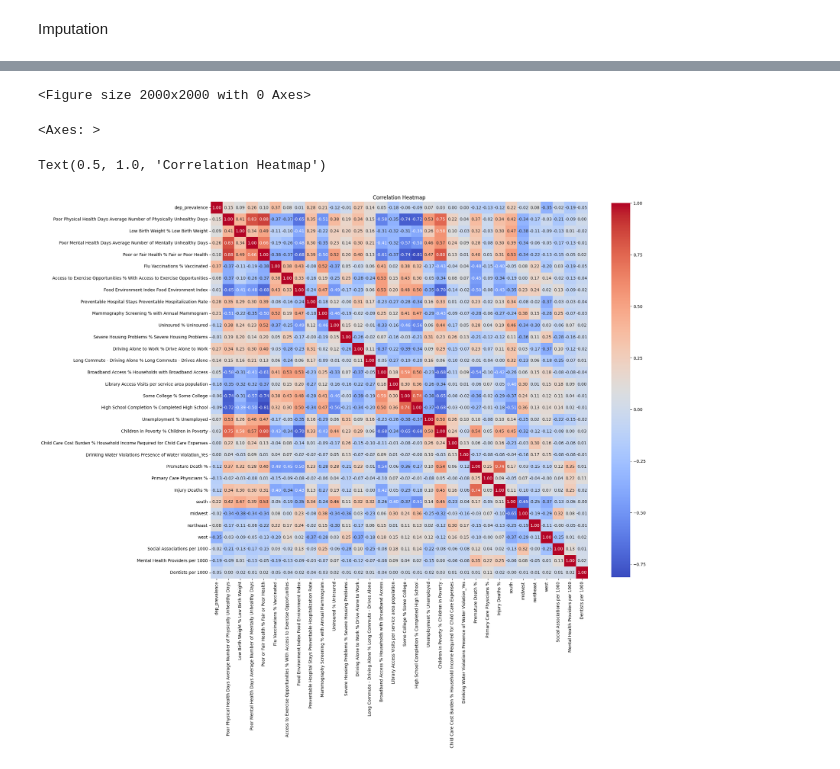
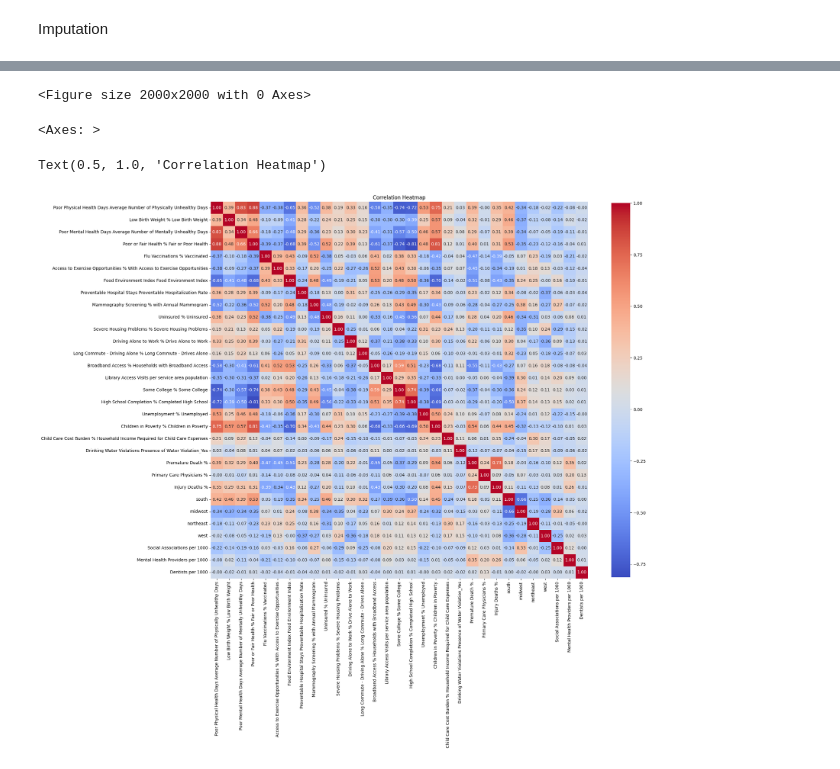
Before and after one commit to EZags/Milliman-Project-2025, a Jupyter notebook: 3_Feature_Engineering.ipynb, the cells around one changed output, grey strips where cells are left out. Cells and saved outputs as stored; diff of their text form; code cells hidden in the pictures.

```diff
--- a/3_Feature_Engineering.ipynb
+++ b/3_Feature_Engineering.ipynb
@@ -333,18 +366,18 @@ df.drop(columns=["county", "state"], inplace=True)
 # %%
-df["Social Associations per 1000"] = df["Social Associations # Associations"] / df["population"] * 1000
-df["Mental Health Providers per 1000"] = df["Mental Health Providers # Mental Health Providers"] / df["population"] * 1000
-df["Dentists per 1000"] = df["Dentists # Dentists"] / df["population"] * 1000
-df.drop(columns=["Social Associations # Associations",
+X_train["Social Associations per 1000"] = X_train["Social Associations # Associations"] / X_train["population"] * 1000
+X_train["Mental Health Providers per 1000"] = X_train["Mental Health Providers # Mental Health Providers"] / X_train["population"] * 1000
+X_train["Dentists per 1000"] = X_train["Dentists # Dentists"] / X_train["population"] * 1000
+X_train.drop(columns=["Social Associations # Associations",
                 "Mental Health Providers # Mental Health Providers",
                 "Dentists # Dentists",
                 "population",
                 "fips"], inplace=True)
 #Drop rows if the value in any of the new columns is greater than 1000000000000000
-df = df[(df["Social Associations per 1000"] < 1000000000000000) &
-        (df["Mental Health Providers per 1000"] < 1000000000000000) &
-        (df["Dentists per 1000"] < 1000000000000000)]
+X_train = X_train[(X_train["Social Associations per 1000"] < 1000000000000000) &
+        (X_train["Mental Health Providers per 1000"] < 1000000000000000) &
+        (X_train["Dentists per 1000"] < 1000000000000000)]
 # %%
 #Standardize all columns with a % in the name
-df.loc[:, df.columns.str.contains('%')] = df.loc[:, df.columns.str.contains('%')].apply(lambda x: x / 100)
-df
+X_train.loc[:, X_train.columns.str.contains('%')] = X_train.loc[:, X_train.columns.str.contains('%')].apply(lambda x: x / 100)
+X_train
 # %% [output]
@@ -366,16 +399,16 @@ df
 from scipy import stats
 #Run a box-cox transformation if the column has a skewness > 0.5 or <-0.5 and is all positive values, if only the skewness is > 0.5 or < -0.5 then run a yeo-johnson transformation
 #Only include numeric columns, skipping the first column
-numeric_columns = df.select_dtypes(include=[np.number]).columns[1:]
+numeric_columns = X_train.select_dtypes(include=[np.number]).columns[1:]
 for column in numeric_columns:
-    if df[column].skew() > 0.5 and (df[column] > 0).all():
-        df[column], _ = stats.boxcox(df[column])
-    elif df[column].skew() < -0.5:
-        df[column] = stats.yeojohnson(df[column])[0]
+    if X_train[column].skew() > 0.5 and (X_train[column] > 0).all():
+        X_train[column], _ = stats.boxcox(X_train[column])
+    elif X_train[column].skew() < -0.5:
+        X_train[column] = stats.yeojohnson(X_train[column])[0]
     else:
         pass
 #Check the skewness of the columns after transformation
-df.skew()
+X_train.skew()
 # %% [output]
 A value is trying to be set on a copy of a slice from a DataFrame.
 Try using .loc[row_indexer,col_indexer] = value instead
@@ -407,25 +440,25 @@ dtype: float64
 # %%
 # Log transform the columns with a skewness > 0.5 or <-0.5 and are all positive values
 for column in numeric_columns:
-    if df[column].skew() > 0.5 and (df[column] > 0).all():
-        df.loc[:, column] = np.log1p(df[column])
-    elif df[column].skew() < -0.5:
-        df.loc[:, column] = stats.yeojohnson(df[column])[0]
+    if X_train[column].skew() > 0.5 and (X_train[column] > 0).all():
+        X_train.loc[:, column] = np.log1p(X_train[column])
+    elif X_train[column].skew() < -0.5:
+        X_train.loc[:, column] = stats.yeojohnson(X_train[column])[0]
 
 # Min-max scale the columns with values > 1
 for column in numeric_columns:
-    if df[column].max() > 1:
-        df.loc[:, column] = (df[column] - df[column].min()) / (df[column].max() - df[column].min())
+    if X_train[column].max() > 1:
+        X_train.loc[:, column] = (X_train[column] - X_train[column].min()) / (X_train[column].max() - X_train[column].min())
 # %%
 #Create a heatmap to visualize the correlation between the columns
 plt.figure(figsize=(20, 20))
 import seaborn as sns
-sns.heatmap(df.corr(), annot=True, fmt=".2f", cmap='coolwarm', square=True, cbar_kws={"shrink": .8})
+sns.heatmap(X_train.corr(), annot=True, fmt=".2f", cmap='coolwarm', square=True, cbar_kws={"shrink": .8})
 plt.title('Correlation Heatmap')
 plt.show()
 # %% [output]
 <Figure size 2000x2000 with 0 Axes>
 <Axes: >
 Text(0.5, 1.0, 'Correlation Heatmap')
-[figure, old version]
+[figure, new version]
 # %%
```
Also changed, not shown: parts of 14 cells of this notebook.
